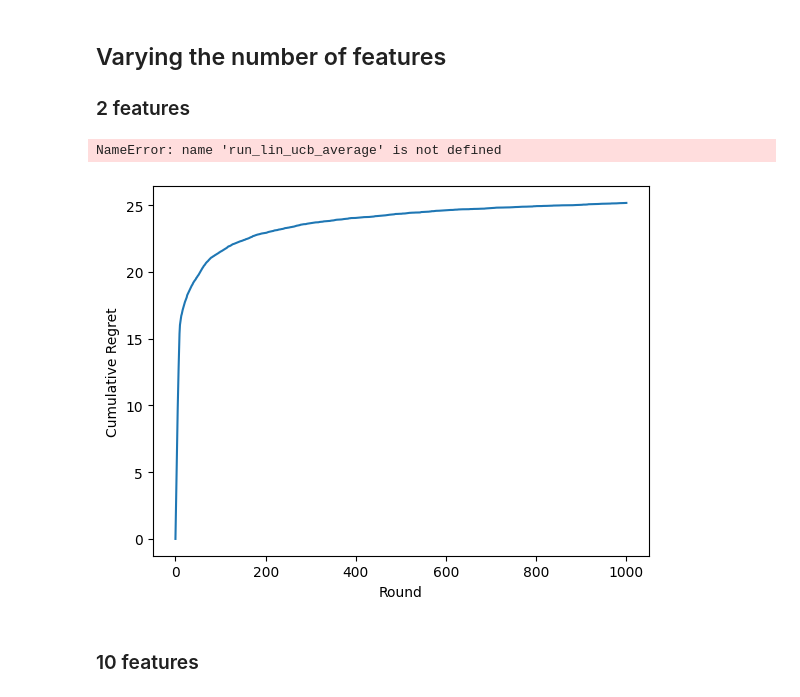
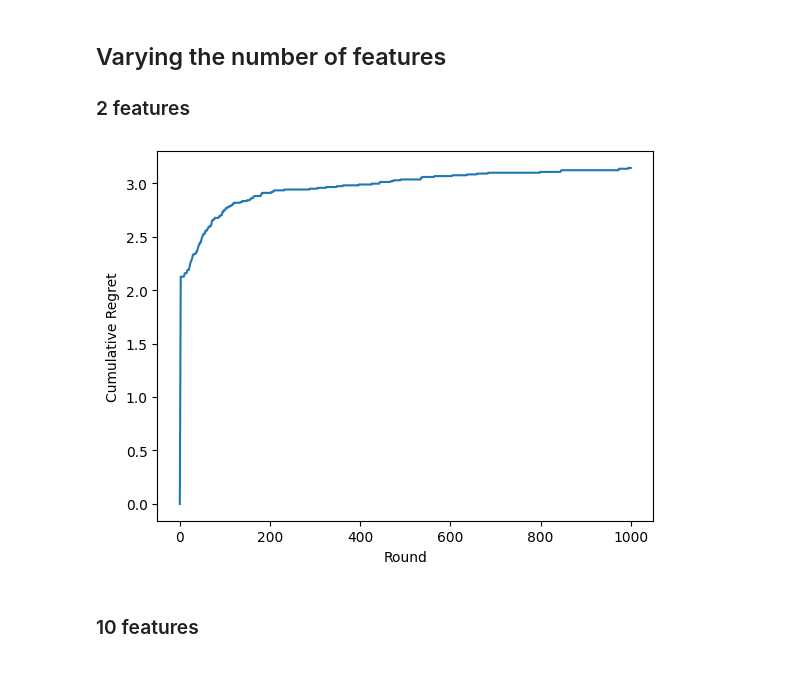
Before and after one commit to Thosam1/BachelorProject, a Jupyter notebook: Bandits/stochastic-linear-bandits/stochastic-linear-bandits.ipynb, the cells around one changed output. Drawn from its saved outputs; the diff is of its cells as text; code cells hidden in the pictures.

```diff
--- a/Bandits/stochastic-linear-bandits/stochastic-linear-bandits.ipynb
+++ b/Bandits/stochastic-linear-bandits/stochastic-linear-bandits.ipynb
@@ -104,17 +140,15 @@ n_rounds = 1000
 noise = 0.1  # 0.1 -> can lead to negative regret since the reward could be the optimal + some noise
 lambda_param = 0.5
 
-n_simulations = 100
+n_simulations = 50
 # %%
 # Running the algorithm
-regrets = run_lin_ucb_average(n_simulations, n_arms, n_features, item_features, n_rounds, true_theta, noise, lambda_param)
+regrets_2_features = run_lin_ucb_average(n_simulations, n_arms, n_features, item_features, n_rounds, true_theta, noise, lambda_param)
-# %% [output]
-NameError: name 'run_lin_ucb_average' is not defined
 # %%
 # Plotting the cumulative regret
-plot_regret(regrets)
+plot_regret(regrets_2_features)
 # %% [output]
-[figure, old version]
+[figure, new version]
 # %% [markdown]
 ### 10 features
 # %%
```
Also changed, not shown: parts of 31 cells of this notebook, 1 other file.
